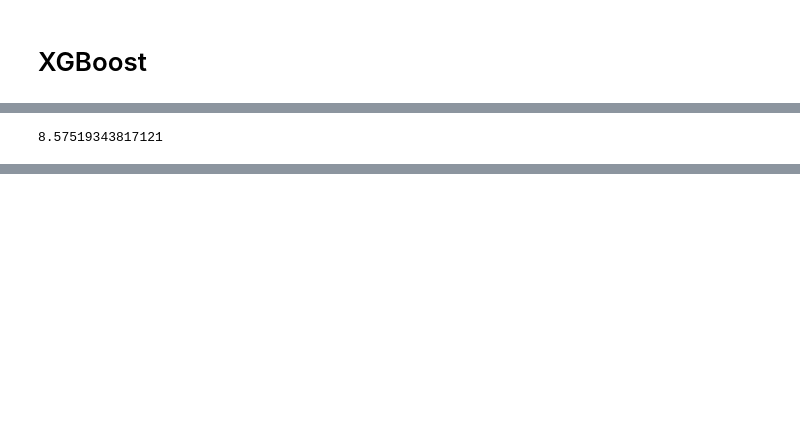
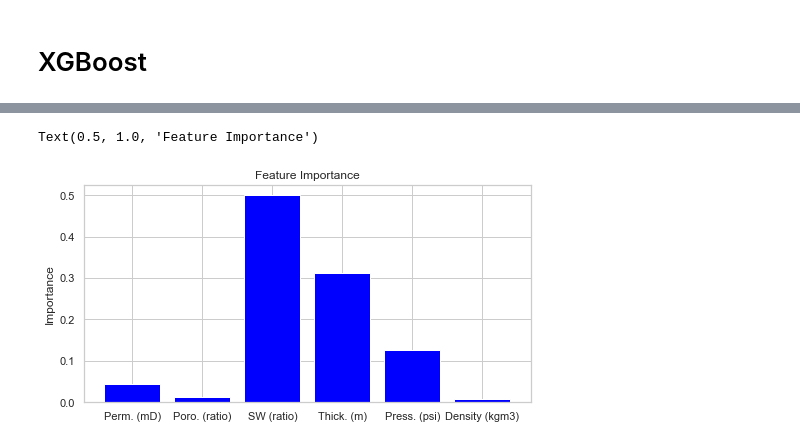
Before and after one commit to rsyamil/latent-space-xgboost, a Jupyter notebook: demo-trees.ipynb, the cells around one changed output, grey strips where cells are left out. Saved outputs shown, nothing was run; the diff lists cells and outputs as text; code cells hidden in the pictures; blank space fills up the shorter version.

```diff
--- a/demo-trees.ipynb
+++ b/demo-trees.ipynb
@@ -96,8 +97,8 @@ data_ae.train_autoencoder1D(y_train, load = False, epoch=200)
 y_train_hat = data_ae.d2d.predict(y_train)
 y_test_hat = data_ae.d2d.predict(y_test)
 
-z_y_train_hat = data_ae.d2zd.predict(y_train)
-z_y_test_hat = data_ae.d2zd.predict(y_test)
+z_y_train = data_ae.d2zd.predict(y_train)
+z_y_test = data_ae.d2zd.predict(y_test)
 # %%
 def RMSE(data1, data2):
     return np.sqrt(np.mean((data1.flatten()-data2.flatten())**2)) /2
@@ -180,4 +144,19 @@ y_pred = regressor.predict(X_test)
-# %%
-mean_squared_error(y_test, y_pred)
-# %% [output]
-8.57519343817121
+# %%
+#XGBoost regression model
+regressor = xgb.XGBRegressor(
+    n_estimators=200,
+    reg_lambda=1,
+    gamma=0,
+    max_depth=3
+)
+
+regressor.fit(x_train, z_y_train)
+
+#get feature importance
+pd.DataFrame(regressor.feature_importances_.reshape(1, -1), columns=col_names)
+
+plt.figure(figsize=(8, 4))
+plt.bar(col_names, regressor.feature_importances_, color="blue")
+plt.ylabel("Importance")
+plt.title("Feature Importance")
+# %% [output]
@@ -183,0 +164,2 @@ mean_squared_error(y_test, y_pred)
+Text(0.5, 1.0, 'Feature Importance')
+[figure, added]
```
Also changed, not shown: parts of 17 cells of this notebook, 1 other file.
